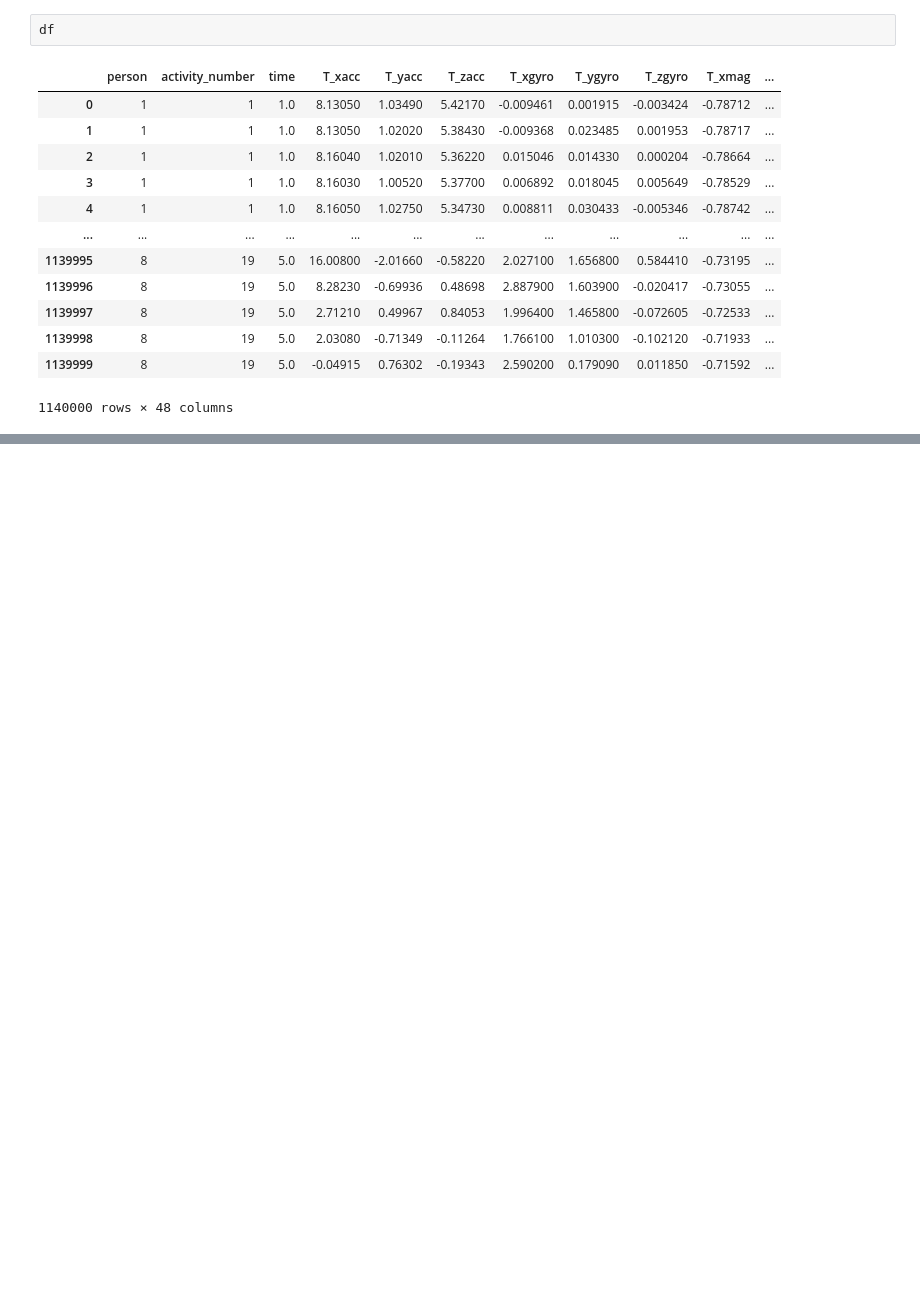
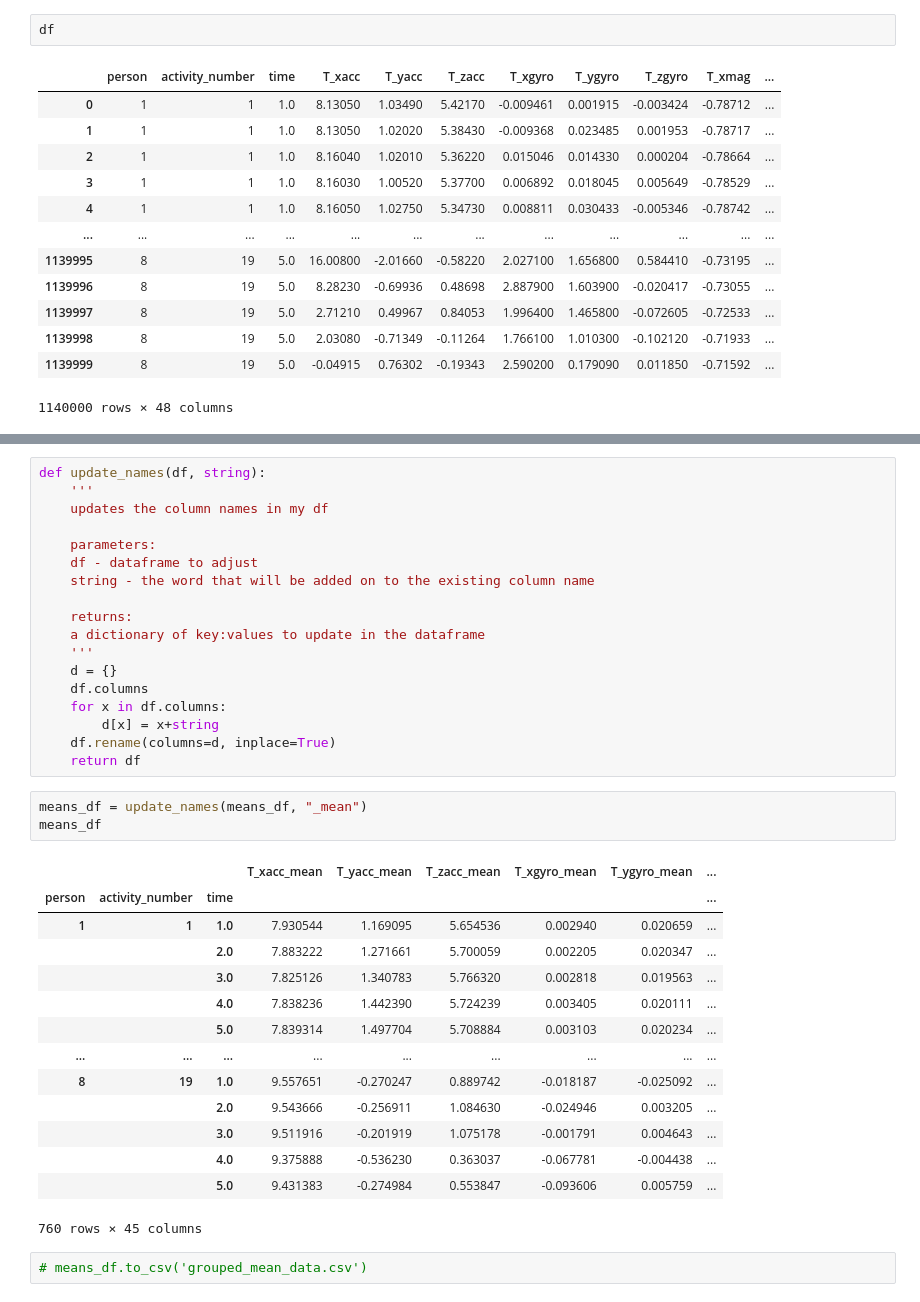
Before and after one commit to egitit/Predicitng_Activities_from_Motion_Data, a Jupyter notebook: feature_engineering/time_reassignment.ipynb, the cells around one changed output, grey strips where cells are left out. Saved outputs shown, nothing was run; the diff lists cells and outputs as text; blank space fills up the shorter version.

```diff
--- a/feature_engineering/time_reassignment.ipynb
+++ b/feature_engineering/time_reassignment.ipynb
@@ -49,0 +67,38 @@ test.to_csv('grouped_data.csv')
+# %%
+def update_names(df, string):
+    '''
+    updates the column names in my df
+
+    parameters:
+    df - dataframe to adjust
+    string - the word that will be added on to the existing column name
+
+    returns:
+    a dictionary of key:values to update in the dataframe
+    '''
+    d = {}
+    df.columns
+    for x in df.columns:
+        d[x] = x+string
+    df.rename(columns=d, inplace=True)
+    return df
+# %%
+means_df = update_names(means_df, "_mean")
+means_df
+# %% [output]
+|  |  |  | T_xacc_mean | T_yacc_mean | T_zacc_mean | T_xgyro_mean | T_ygyro_mean | ... |
+| person | activity_number | time |  |  |  |  |  | ... |
+| 1 | 1 | 1.0 | 7.930544 | 1.169095 | 5.654536 | 0.002940 | 0.020659 | ... |
+|  |  | 2.0 | 7.883222 | 1.271661 | 5.700059 | 0.002205 | 0.020347 | ... |
+|  |  | 3.0 | 7.825126 | 1.340783 | 5.766320 | 0.002818 | 0.019563 | ... |
+|  |  | 4.0 | 7.838236 | 1.442390 | 5.724239 | 0.003405 | 0.020111 | ... |
+|  |  | 5.0 | 7.839314 | 1.497704 | 5.708884 | 0.003103 | 0.020234 | ... |
+| ... | ... | ... | ... | ... | ... | ... | ... | ... |
+| 8 | 19 | 1.0 | 9.557651 | -0.270247 | 0.889742 | -0.018187 | -0.025092 | ... |
+|  |  | 2.0 | 9.543666 | -0.256911 | 1.084630 | -0.024946 | 0.003205 | ... |
+|  |  | 3.0 | 9.511916 | -0.201919 | 1.075178 | -0.001791 | 0.004643 | ... |
+|  |  | 4.0 | 9.375888 | -0.536230 | 0.363037 | -0.067781 | -0.004438 | ... |
+|  |  | 5.0 | 9.431383 | -0.274984 | 0.553847 | -0.093606 | 0.005759 | ... |
+760 rows × 45 columns
+# %%
+# means_df.to_csv('grouped_mean_data.csv')
```
Also changed, not shown: parts of 8 cells of this notebook, 2 other files.
